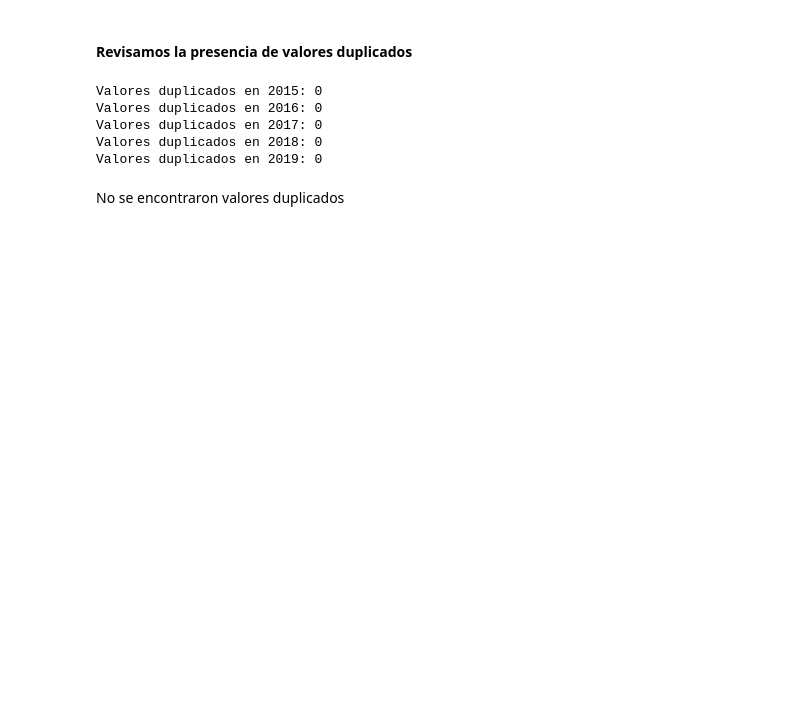
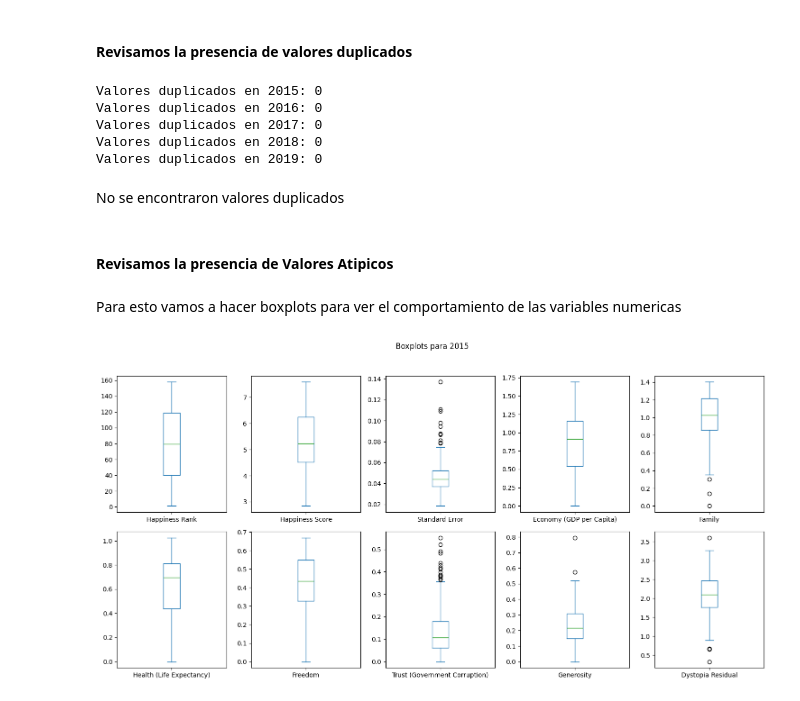
Before and after one commit to camilodelgado23/Analisis_y_Prediccion_indices_de_Felicidad, a Jupyter notebook: analisis_de_datos/E.D.A/E.D.A_datasets.ipynb, the cells around one changed output. Drawn from its saved outputs; the diff is of its cells as text; code cells hidden in the pictures; blank space fills up the shorter version.

```diff
--- a/analisis_de_datos/E.D.A/E.D.A_datasets.ipynb
+++ b/analisis_de_datos/E.D.A/E.D.A_datasets.ipynb
@@ -321,3 +315,21 @@ Valores duplicados en 2018: 0
 Valores duplicados en 2019: 0
 # %% [markdown]
 No se encontraron valores duplicados
+# %% [markdown]
+#### Revisamos la presencia de Valores Atipicos
+# %% [markdown]
+Para esto vamos a hacer boxplots para ver el comportamiento de las variables numericas
+# %%
+def plot_boxplots(data, year):
+    num_cols = data.select_dtypes(include='number').shape[1]
+    nrows = math.ceil(num_cols / 5)
+    ncols = min(5, num_cols)
+
+    data.select_dtypes(include='number').plot(kind='box', subplots=True, layout=(nrows, ncols), figsize=(15, 8), sharex=False, sharey=False)
+    plt.suptitle(f"Boxplots para {year}")
+    plt.tight_layout(rect=[0, 0.03, 1, 0.95])
+    plt.show()
+# %%
+plot_boxplots(data_2015, "2015")
+# %% [output]
+[figure, added]
```
Also changed, not shown: parts of 42 cells of this notebook, 1 other file.
